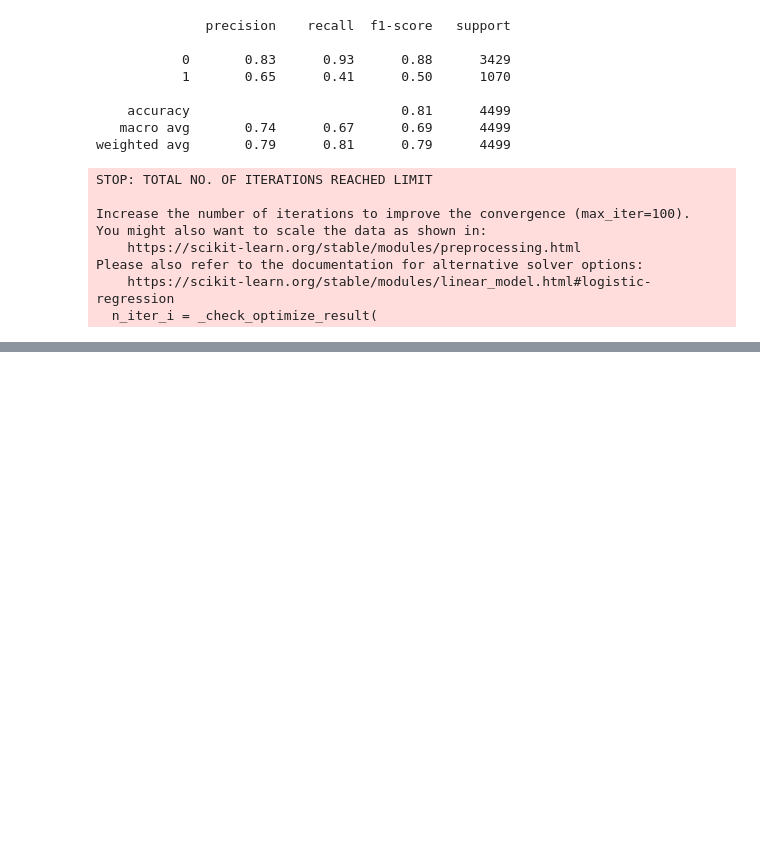
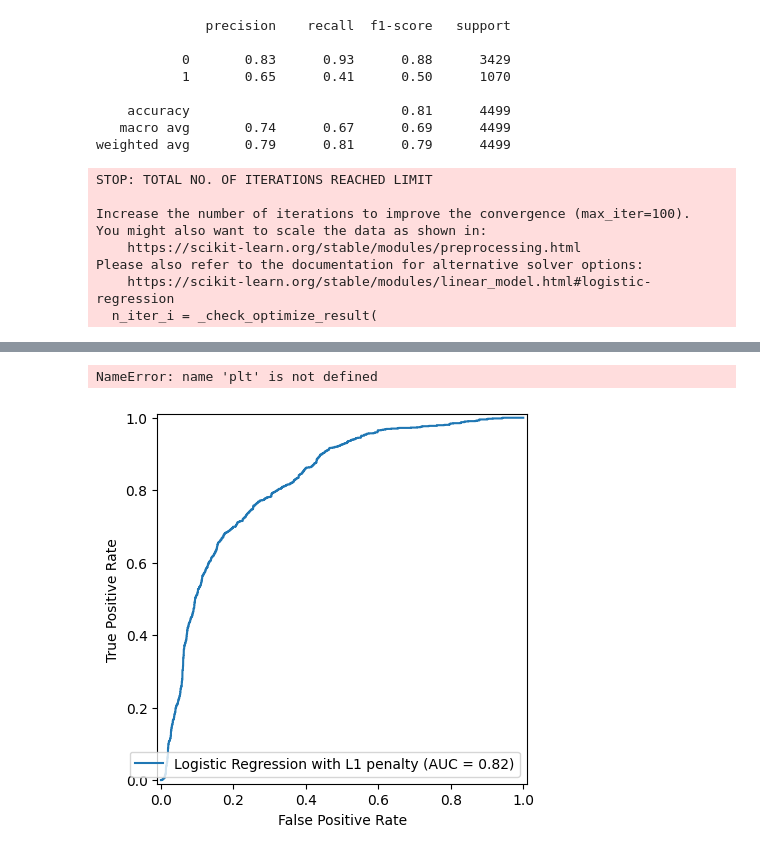
Before and after one commit to meridianthe4/PML, a Jupyter notebook: Day2/4_logistic_reg.ipynb, the cells around one changed output, grey strips where cells are left out. Drawn from its saved outputs; the diff is of its cells as text; code cells hidden in the pictures; blank space fills up the shorter version.

```diff
--- a/Day2/4_logistic_reg.ipynb
+++ b/Day2/4_logistic_reg.ipynb
@@ -301,0 +303,11 @@ Please also refer to the documentation for alternative solver options:
+# %%
+lr = LogisticRegression(solver='liblinear', penalty='l1')
+lr.fit(X_train, y_train)
+y_pred = lr.predict(X_test)
+fpr , tpr , thres = roc_curve(y_test, lr.predict_proba(X_test)[:,1])
+disp = RocCurveDisplay(fpr=fpr, tpr=tpr, roc_auc=roc_auc_score(y_test, lr.predict_proba(X_test)[:,1]), name='Logistic Regression with L1 penalty')
+disp.plot()
+plt.show()
+# %% [output]
+NameError: name 'plt' is not defined
+[figure, added]
```
Also changed, not shown: parts of 3 cells of this notebook, 7 other files.
